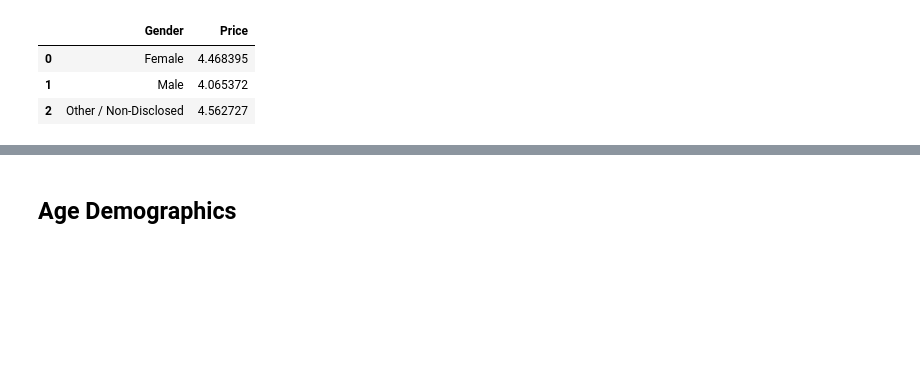
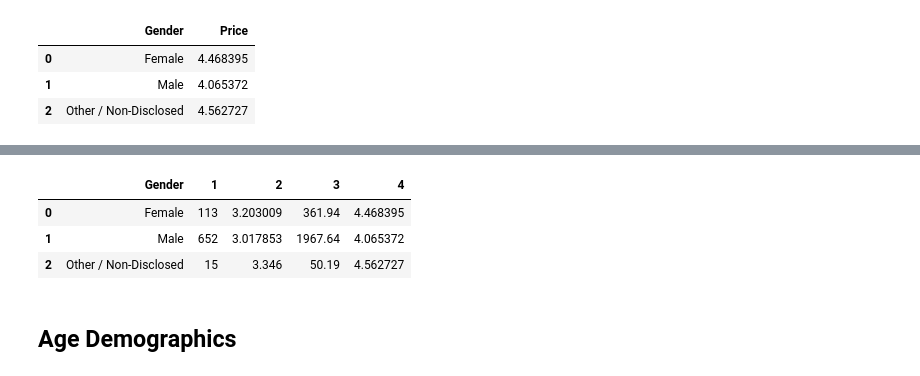
Before and after one commit to maylacdao/pandas-heroes-of-pymoli-analysis, a Jupyter notebook: analysis/HeroesOfPymoli_starter.ipynb, the cells around one changed output, grey strips where cells are left out. Drawn from its saved outputs; the diff is of its cells as text; code cells hidden in the pictures; blank space fills up the shorter version.

```diff
--- a/analysis/HeroesOfPymoli_starter.ipynb
+++ b/analysis/HeroesOfPymoli_starter.ipynb
@@ -241,3 +238,13 @@ purchase_analysis
+# %%
+df3 = pd.DataFrame(purchase_by_gender[:].values).rename(columns={0:'Gender',
+                                                                1:'Avg Purchase Price',
+                                                                2:'Total Purchase'})
+df3
+# %% [output]
+|  | Gender | 1 | 2 | 3 | 4 |
+| 0 | Female | 113 | 3.203009 | 361.94 | 4.468395 |
+| 1 | Male | 652 | 3.017853 | 1967.64 | 4.065372 |
+| 2 | Other / Non-Disclosed | 15 | 3.346 | 50.19 | 4.562727 |
 # %% [markdown]
 ## Age Demographics
 # %% [markdown]
```
Also changed, not shown: parts of 5 cells of this notebook.
